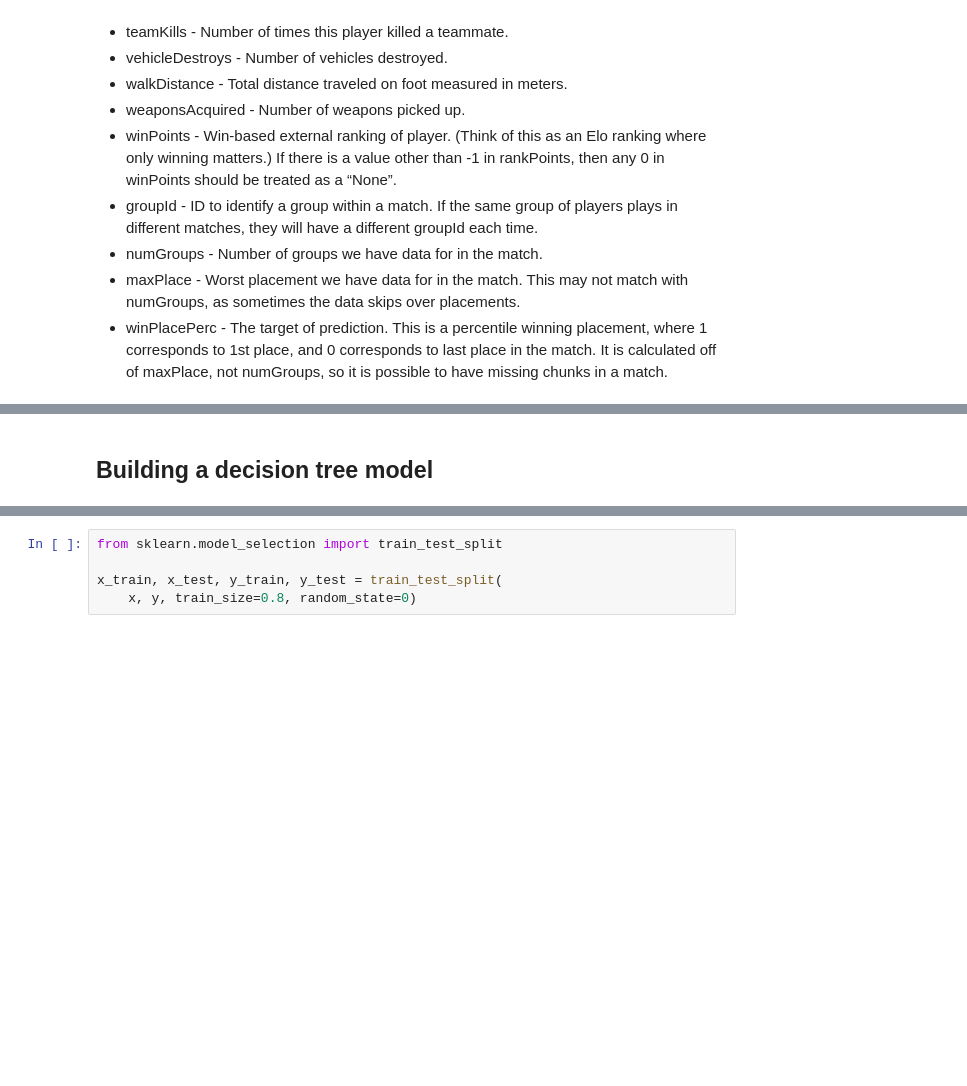
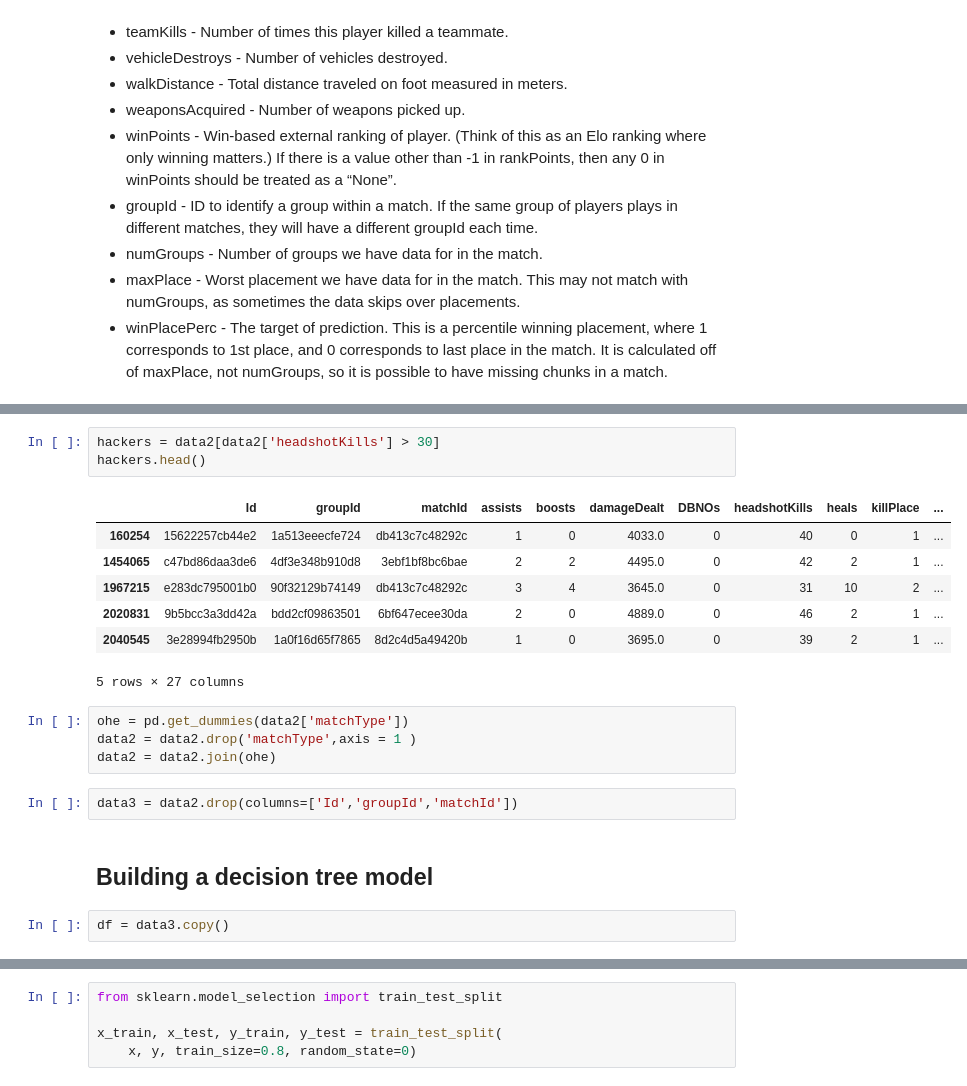
Before and after one commit to Py-Winning/pubg-seer, a Jupyter notebook: PUBG Placement Prediction Notebook.ipynb, the cells around one changed output, grey strips where cells are left out. Cells and saved outputs as stored; diff of their text form; blank space fills up the shorter version.

```diff
--- a/PUBG Placement Prediction Notebook.ipynb
+++ b/PUBG Placement Prediction Notebook.ipynb
@@ -205,2 +222,21 @@ afk.
+# %%
+hackers = data2[data2['headshotKills'] > 30]
+hackers.head()
+# %% [output]
+|  | Id | groupId | matchId | assists | boosts | damageDealt | DBNOs | headshotKills | heals | killPlace | ... |
+| 160254 | 15622257cb44e2 | 1a513eeecfe724 | db413c7c48292c | 1 | 0 | 4033.0 | 0 | 40 | 0 | 1 | ... |
+| 1454065 | c47bd86daa3de6 | 4df3e348b910d8 | 3ebf1bf8bc6bae | 2 | 2 | 4495.0 | 0 | 42 | 2 | 1 | ... |
+| 1967215 | e283dc795001b0 | 90f32129b74149 | db413c7c48292c | 3 | 4 | 3645.0 | 0 | 31 | 10 | 2 | ... |
+| 2020831 | 9b5bcc3a3dd42a | bdd2cf09863501 | 6bf647ecee30da | 2 | 0 | 4889.0 | 0 | 46 | 2 | 1 | ... |
+| 2040545 | 3e28994fb2950b | 1a0f16d65f7865 | 8d2c4d5a49420b | 1 | 0 | 3695.0 | 0 | 39 | 2 | 1 | ... |
+5 rows × 27 columns
+# %%
+ohe = pd.get_dummies(data2['matchType'])
+data2 = data2.drop('matchType',axis = 1 )
+data2 = data2.join(ohe)
+# %%
+data3 = data2.drop(columns=['Id','groupId','matchId'])
 # %% [markdown]
 ## Building a decision tree model
+# %%
+df = data3.copy()
```
Also changed, not shown: parts of 18 cells of this notebook.
